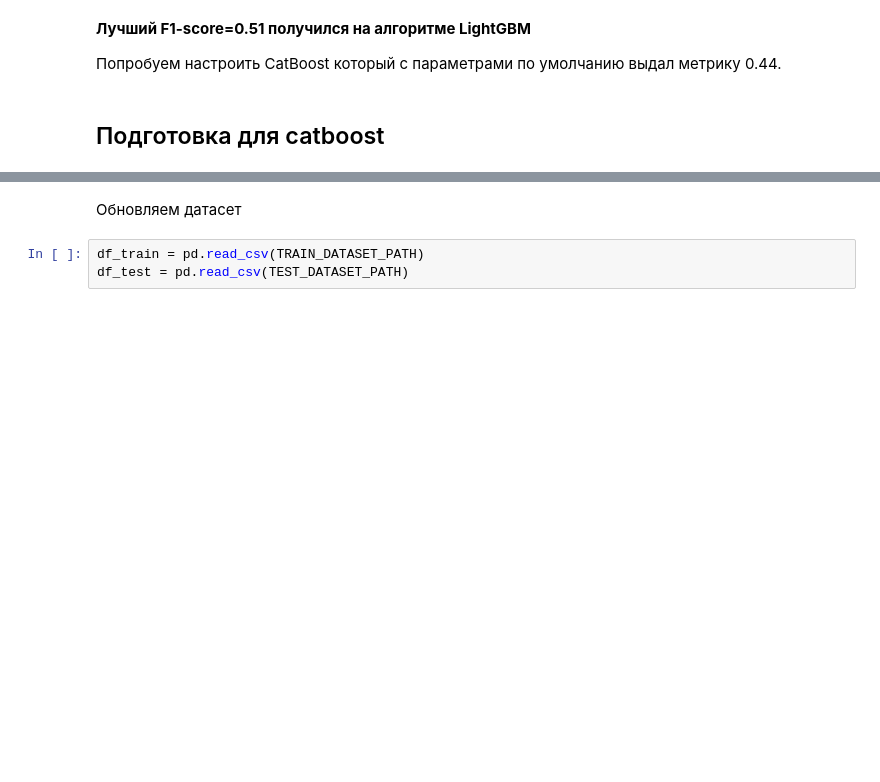
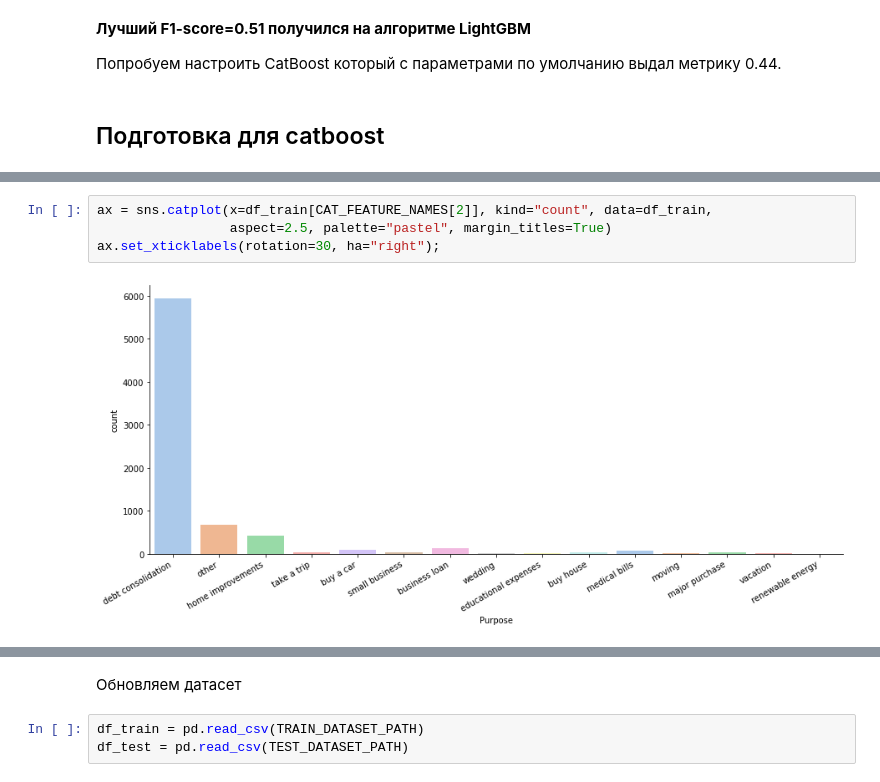
Before and after one commit to AndreiBazhenau/gb, a Jupyter notebook: ds_libs2/course_project.ipynb, the cells around one changed output, grey strips where cells are left out. Drawn from its saved outputs; the diff is of its cells as text; blank space fills up the shorter version.

```diff
--- a/ds_libs2/course_project.ipynb
+++ b/ds_libs2/course_project.ipynb
@@ -1431,0 +1470,6 @@ Wall time: 3.28 s
+# %%
+ax = sns.catplot(x=df_train[CAT_FEATURE_NAMES[2]], kind="count", data=df_train,
+                 aspect=2.5, palette="pastel", margin_titles=True)
+ax.set_xticklabels(rotation=30, ha="right");
+# %% [output]
+[figure, added]
```
Also changed, not shown: parts of 18 cells of this notebook, 2 other files.
